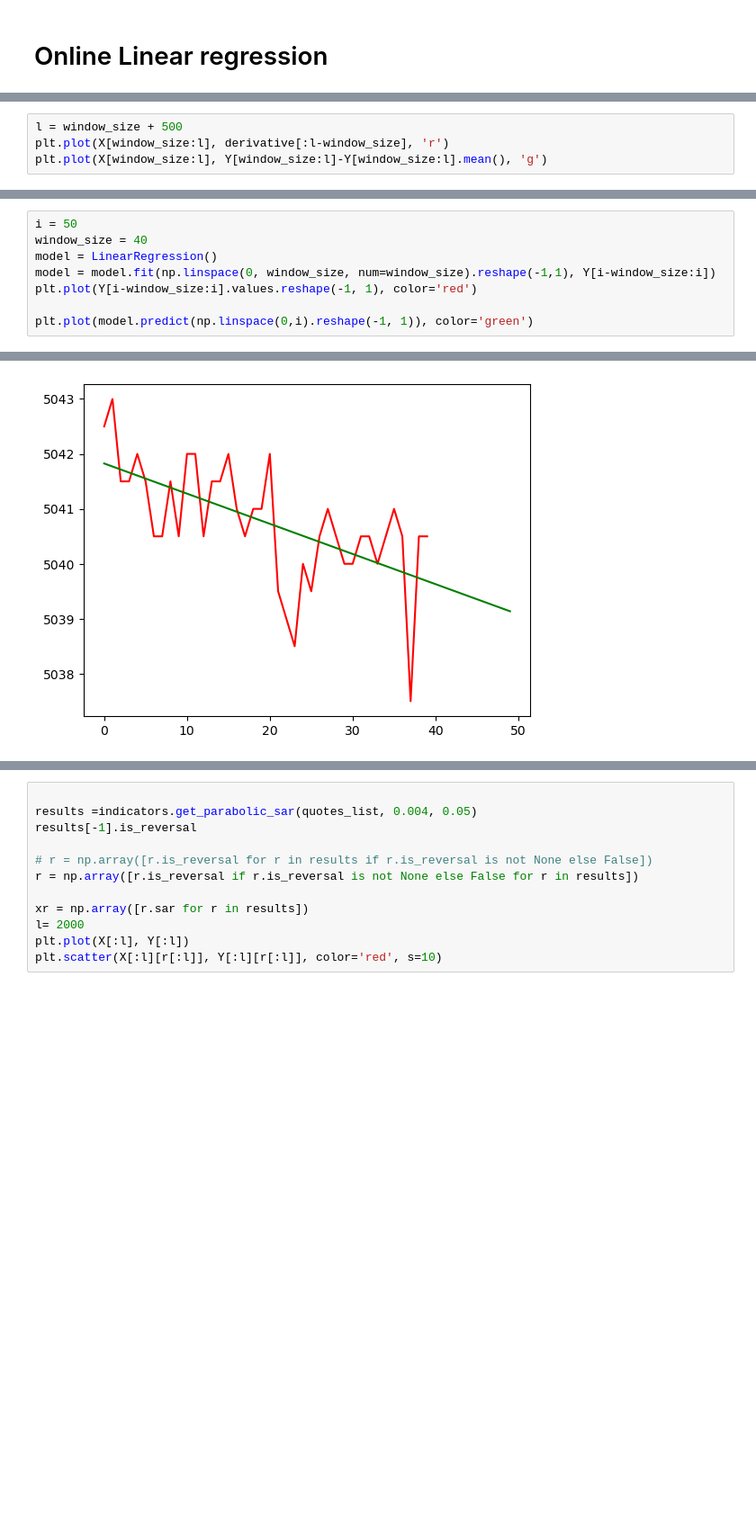
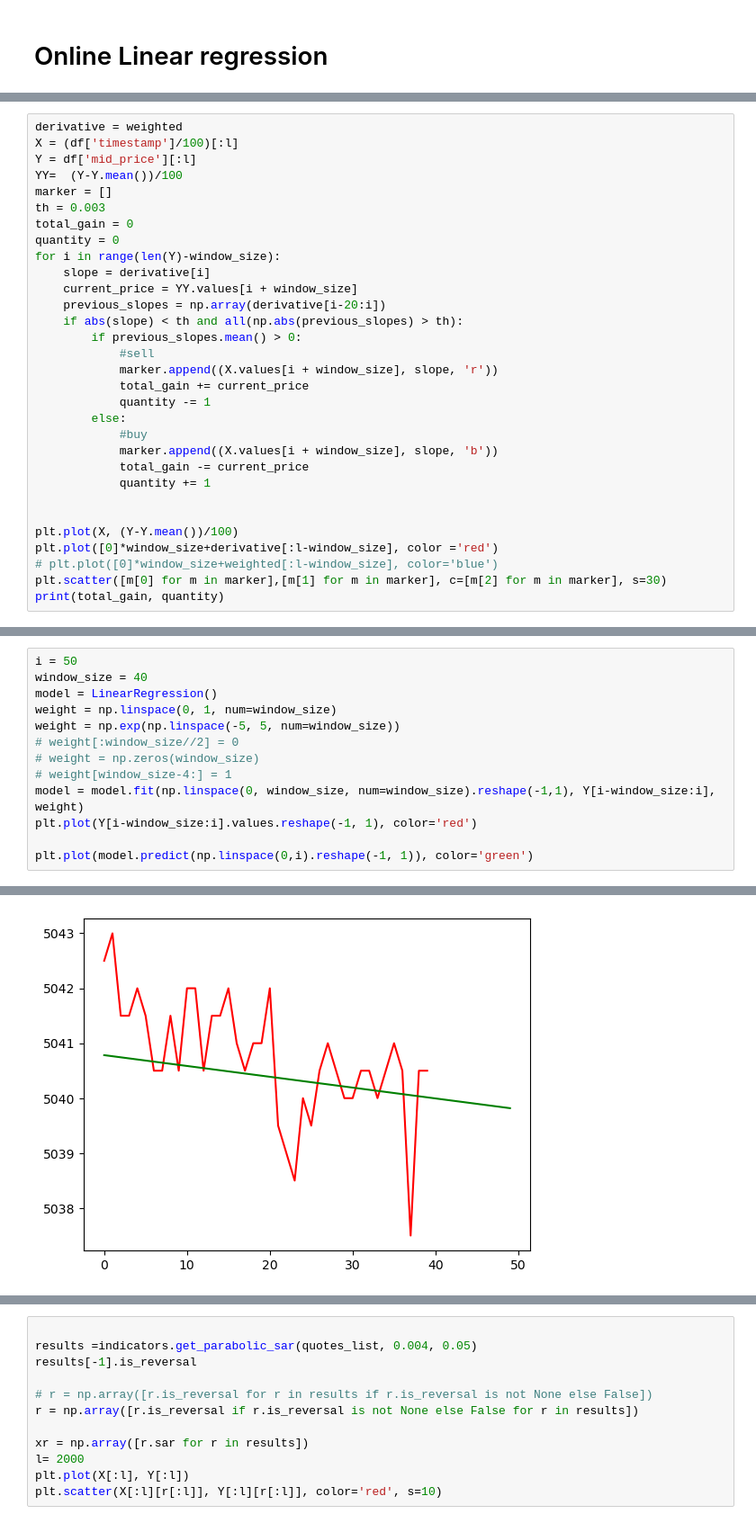
Before and after one commit to AlviseSembenico/IMC-prosperity, a Jupyter notebook: indicators.ipynb, the cells around one changed output, grey strips where cells are left out. Shown at 90% size. Saved outputs shown, nothing was run; the diff lists cells and outputs as text; blank space fills up the shorter version.

```diff
--- a/indicators.ipynb
+++ b/indicators.ipynb
@@ -39,4 +66,0 @@ plt.plot(X[window_size:], derivative)
-# %%
-l = window_size + 500
-plt.plot(X[window_size:l], derivative[:l-window_size], 'r')
-plt.plot(X[window_size:l], Y[window_size:l]-Y[window_size:l].mean(), 'g')
@@ -45,0 +67,31 @@ plt.plot(X[window_size:l], Y[window_size:l]-Y[window_size:l].mean(), 'g')
+# %%
+derivative = weighted
+X = (df['timestamp']/100)[:l]
+Y = df['mid_price'][:l]
+YY=  (Y-Y.mean())/100
+marker = []
+th = 0.003
+total_gain = 0
+quantity = 0
+for i in range(len(Y)-window_size):
+    slope = derivative[i]
+    current_price = YY.values[i + window_size]
+    previous_slopes = np.array(derivative[i-20:i])
+    if abs(slope) < th and all(np.abs(previous_slopes) > th):
+        if previous_slopes.mean() > 0:
+            #sell
+            marker.append((X.values[i + window_size], slope, 'r'))
+            total_gain += current_price
+            quantity -= 1
+        else:
+            #buy
+            marker.append((X.values[i + window_size], slope, 'b'))
+            total_gain -= current_price
+            quantity += 1
+
+
+plt.plot(X, (Y-Y.mean())/100)
+plt.plot([0]*window_size+derivative[:l-window_size], color ='red')
+# plt.plot([0]*window_size+weighted[:l-window_size], color='blue')
+plt.scatter([m[0] for m in marker],[m[1] for m in marker], c=[m[2] for m in marker], s=30)
+print(total_gain, quantity)
@@ -46,11 +114,16 @@ plt.plot(X[window_size:l], Y[window_size:l]-Y[window_size:l].mean(), 'g')
 # %%
 i = 50
 window_size = 40
 model = LinearRegression()
-model = model.fit(np.linspace(0, window_size, num=window_size).reshape(-1,1), Y[i-window_size:i])
+weight = np.linspace(0, 1, num=window_size)
+weight = np.exp(np.linspace(-5, 5, num=window_size))
+# weight[:window_size//2] = 0
+# weight = np.zeros(window_size)
+# weight[window_size-4:] = 1
+model = model.fit(np.linspace(0, window_size, num=window_size).reshape(-1,1), Y[i-window_size:i], weight)
 plt.plot(Y[i-window_size:i].values.reshape(-1, 1), color='red')
 
 plt.plot(model.predict(np.linspace(0,i).reshape(-1, 1)), color='green')
 # %% [output]
 [<matplotlib.lines.Line2D at 0x...>]
-[figure, old version]
+[figure, new version]
```
Also changed, not shown: parts of 17 cells of this notebook, 1 other file.
